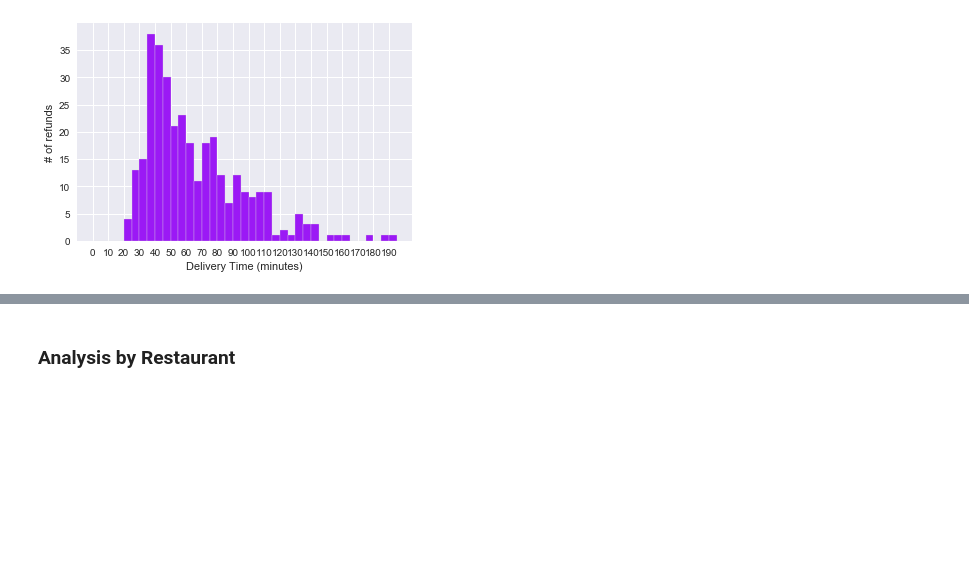
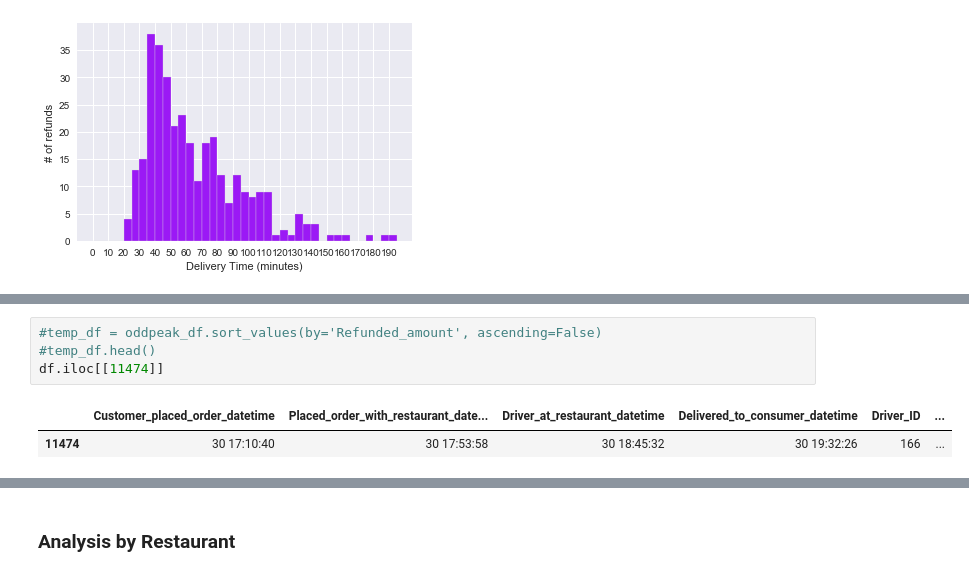
Before and after one commit to toestie/fooddelivery-dataset, a Jupyter notebook: notebooks/analysis.ipynb, the cells around one changed output, grey strips where cells are left out. Drawn from its saved outputs; the diff is of its cells as text; blank space fills up the shorter version.

```diff
--- a/notebooks/analysis.ipynb
+++ b/notebooks/analysis.ipynb
@@ -420,0 +431,7 @@ See the caveats in the documentation: http://pandas.pydata.org/pandas-docs/stabl
+# %%
+#temp_df = oddpeak_df.sort_values(by='Refunded_amount', ascending=False)
+#temp_df.head()
+df.iloc[[11474]]
+# %% [output]
+|  | Customer_placed_order_datetime | Placed_order_with_restaurant_date... | Driver_at_restaurant_datetime | Delivered_to_consumer_datetime | Driver_ID | ... |
+| 11474 | 30 17:10:40 | 30 17:53:58 | 30 18:45:32 | 30 19:32:26 | 166 | ... |
```
Also changed, not shown: parts of 6 cells of this notebook, 4 other files.
